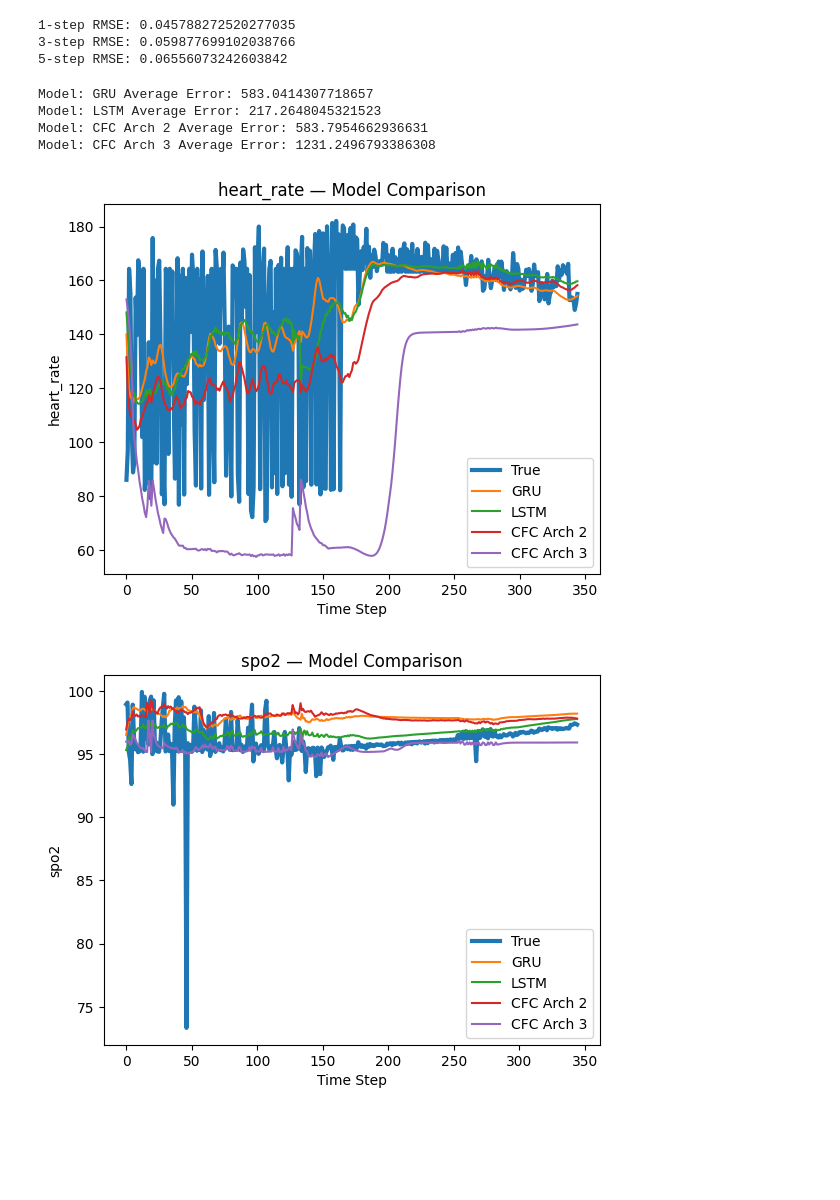
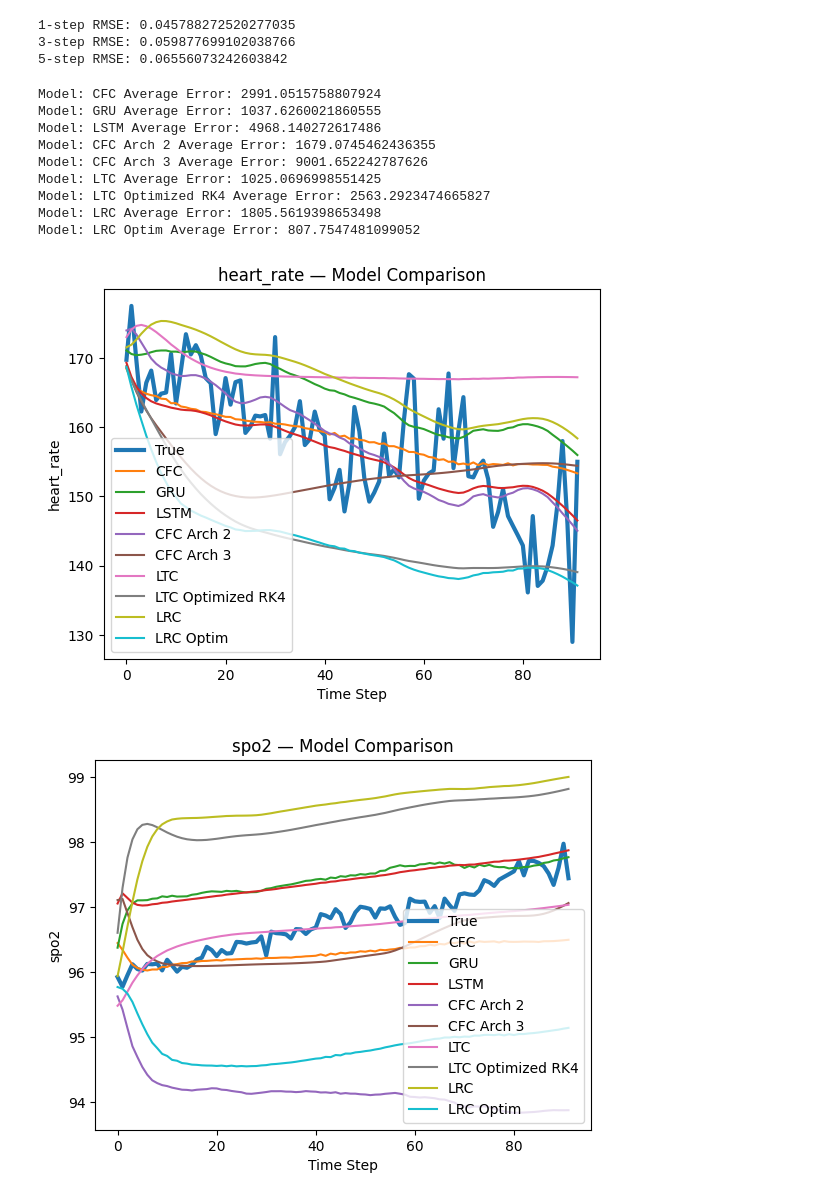
Before and after one commit to theophilus28/LNN-GRU-Comparative, a Jupyter notebook: lnn_setup.ipynb, the cells around one changed output. Drawn from its saved outputs; the diff is of its cells as text; code cells hidden in the pictures; blank space fills up the shorter version.

```diff
--- a/lnn_setup.ipynb
+++ b/lnn_setup.ipynb
@@ -2570,11 +2570,11 @@ ltc_model_optim = OptimizedLTCNetwork(solver="rk4")
 lrc_model = LRCNetwork(cell_type="advanced")
 lrc_model_optim = OptimizedLRCNetwork(cell_type="advanced")
 
-gru_model.load_state_dict(torch.load("best_gru.pt"))
+gru_model.load_state_dict(torch.load("best_gru_normal.pt"))
 #gru_model_original.load_state_dict(torch.load("best_gru_original.pt"))
-lstm_model.load_state_dict(torch.load("best_lstm.pt"))
+lstm_model.load_state_dict(torch.load("best_lstm_normal.pt"))
 #lstm_model_original.load_state_dict(torch.load("best_lstm_original.pt"))
-cfc_model.load_state_dict(torch.load("best_cfc_relu.pt"))
+cfc_model.load_state_dict(torch.load("best_cfc.pt"))
 cfc_arch2_model.load_state_dict(torch.load("best_cfc_arch2.pt"))
 cfc_arch3_model.load_state_dict(torch.load("best_cfc_arch3.pt"))
 #cfc_model_3.load_state_dict(torch.load("best_cfc_dt3.pt"))
@@ -2584,7 +2584,7 @@ ltc_model_optim.load_state_dict(torch.load("best_ltc_optim.pt"))
 lrc_model.load_state_dict(torch.load("best_lrc.pt"))
 lrc_model_optim.load_state_dict(torch.load("best_lrc_optim.pt"))
 models = {
-    #"CFC": cfc_model,
+    "CFC": cfc_model,
     "GRU": gru_model,
     "LSTM": lstm_model,
     #"GRU Original": gru_model_original,
@@ -2592,38 +2592,43 @@ models = {
     "CFC Arch 2": cfc_arch2_model,
     #"CFC dt=3.0": cfc_model_3,
     #"CFC dt=0.2": cfc_model_02,
     "CFC Arch 3": cfc_arch3_model,
     "LTC": ltc_model,
     "LTC Optimized RK4": ltc_model_optim,
     "LRC": lrc_model,
     "LRC Optim": lrc_model_optim
 }
 
 features_to_plot = ["heart_rate", "spo2", "dbp", "temperature", "resp_rate", "creatinine",  "platelets"]
 
 
 train_subj, val_subj, test_subj = make_subject_splits(full_df)
 
 train_icu_ids = subjects_to_icu_ids(full_df, train_subj)
 val_icu_ids   = subjects_to_icu_ids(full_df, val_subj)
 test_icu_ids  = subjects_to_icu_ids(full_df, test_subj)
 
-
+# longest ICU stays are 7174, 6231, 6312, 3977, 8666, 7646, 7071, 6362, 4337
 compare_models(
     models,
     full_df,
-    icu_id=test_icu_ids[0],
+    icu_id=test_icu_ids[7174],
     feature_cols=state_features,
     action_cols=action_features,
     features_to_plot=features_to_plot,
     window_size = 10,
     scaler=scaler,
     device="cuda"
 )
 # %% [output]
-Model: GRU Average Error: 583.0414307718657
-Model: LSTM Average Error: 217.2648045321523
-Model: CFC Arch 2 Average Error: 583.7954662936631
-Model: CFC Arch 3 Average Error: 1231.2496793386308
+Model: CFC Average Error: 2991.0515758807924
+Model: GRU Average Error: 1037.6260021860555
+Model: LSTM Average Error: 4968.140272617486
+Model: CFC Arch 2 Average Error: 1679.0745462436355
+Model: CFC Arch 3 Average Error: 9001.652242787626
+Model: LTC Average Error: 1025.0696998551425
+Model: LTC Optimized RK4 Average Error: 2563.2923474665827
+Model: LRC Average Error: 1805.5619398653498
+Model: LRC Optim Average Error: 807.7547481099052
-[figure, old version]
+[figure, new version]
-[figure, old version]
+[figure, new version]
```
Also changed, not shown: parts of 3 cells of this notebook.
